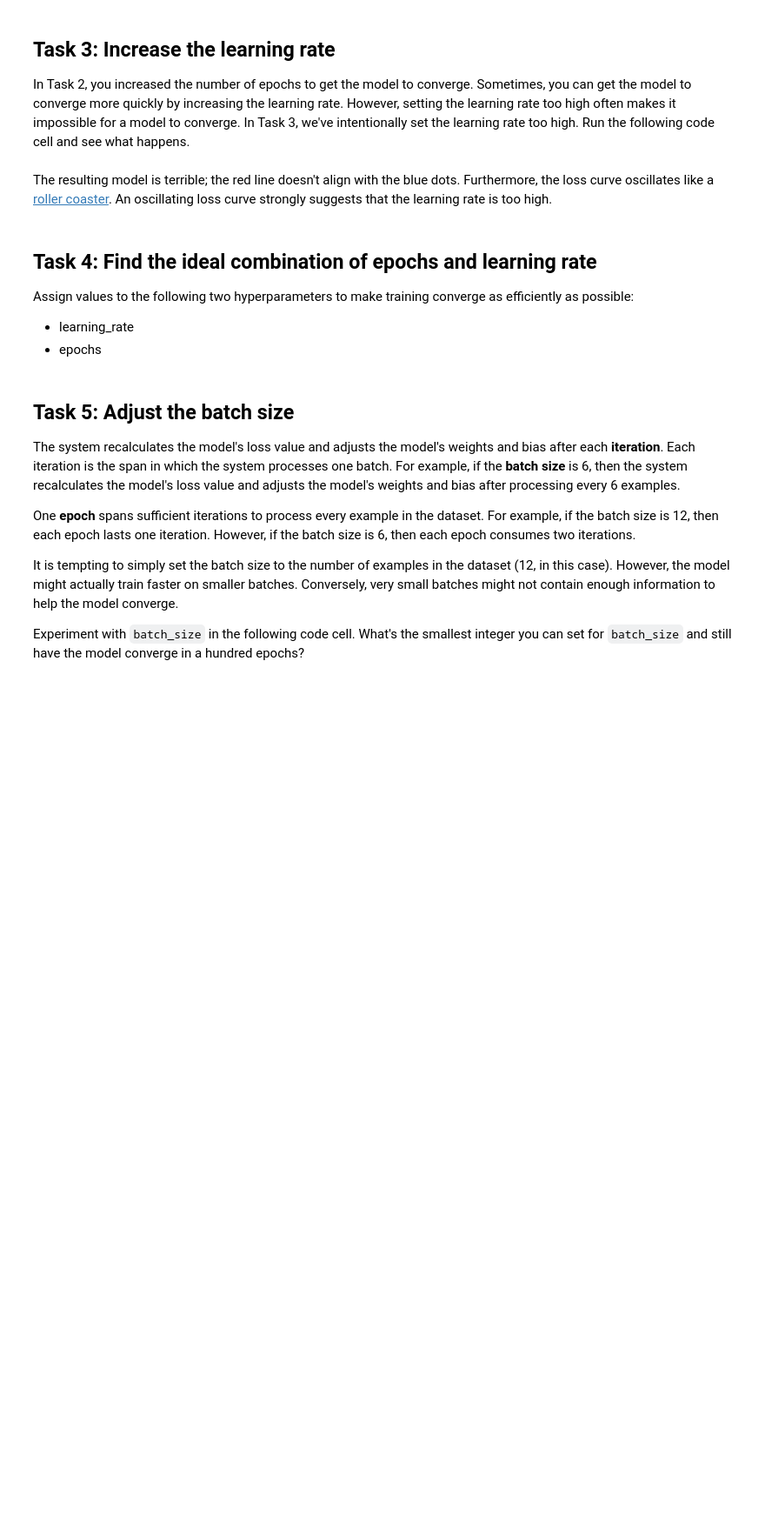
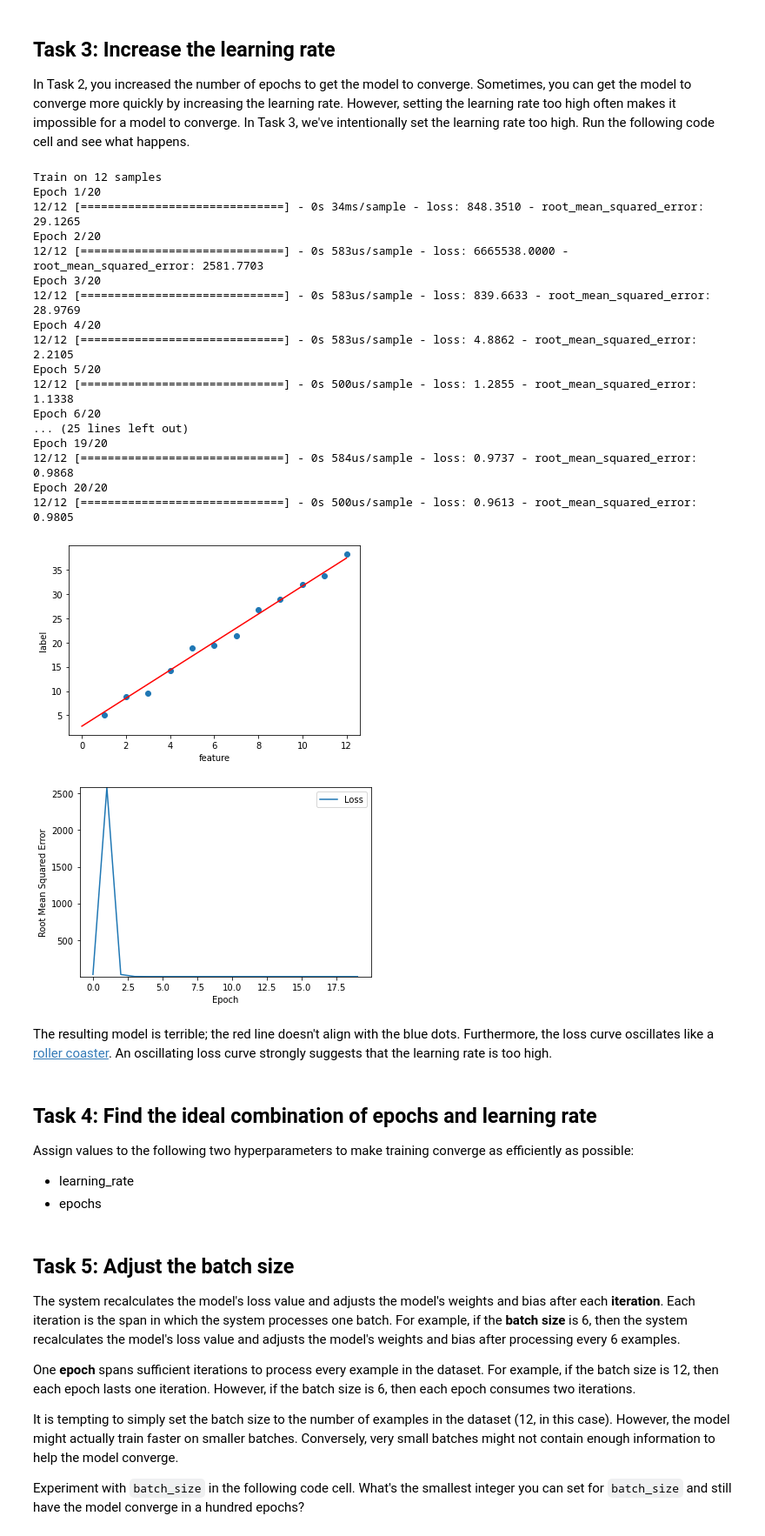
Before and after one commit to iluvjava/Silly_Python_Stuff, a Jupyter notebook: ml_related/tensor_flow/tf_linear_regression/Linear_Regression_with_Synthetic_Data.ipynb, the cells around one changed output. Shown at 87% size. Saved outputs shown, nothing was run; the diff lists cells and outputs as text; code cells hidden in the pictures; blank space fills up the shorter version.

```diff
--- a/ml_related/tensor_flow/tf_linear_regression/Linear_Regression_with_Synthetic_Data.ipynb
+++ b/ml_related/tensor_flow/tf_linear_regression/Linear_Regression_with_Synthetic_Data.ipynb
@@ -258,14 +302,34 @@ In Task 2, you increased the number of epochs to get the model to converge. Some
 # %%
 # Increase the learning rate and decrease the number of epochs.
 learning_rate=100
-epochs=500
+epochs=20
 
 my_model = build_model(learning_rate)
 trained_weight, trained_bias, epochs, rmse = train_model(my_model, my_feature,
                                                          my_label, epochs,
                                                          my_batch_size)
 plot_the_model(trained_weight, trained_bias, my_feature, my_label)
 plot_the_loss_curve(epochs, rmse)
+# %% [output]
+Train on 12 samples
+Epoch 1/20
+12/12 [==============================] - 0s 34ms/sample - loss: 848.3510 - root_mean_squared_error: 29.1265
+Epoch 2/20
+12/12 [==============================] - 0s 583us/sample - loss: 6665538.0000 - root_mean_squared_error: 2581.7703
+Epoch 3/20
+12/12 [==============================] - 0s 583us/sample - loss: 839.6633 - root_mean_squared_error: 28.9769
+Epoch 4/20
+12/12 [==============================] - 0s 583us/sample - loss: 4.8862 - root_mean_squared_error: 2.2105
+Epoch 5/20
+12/12 [==============================] - 0s 500us/sample - loss: 1.2855 - root_mean_squared_error: 1.1338
+Epoch 6/20
+... (25 lines left out)
+Epoch 19/20
+12/12 [==============================] - 0s 584us/sample - loss: 0.9737 - root_mean_squared_error: 0.9868
+Epoch 20/20
+12/12 [==============================] - 0s 500us/sample - loss: 0.9613 - root_mean_squared_error: 0.9805
+[figure, added]
+[figure, added]
 # %% [markdown]
 The resulting model is terrible; the red line doesn't align with the blue dots. Furthermore, the loss curve oscillates like a [roller coaster](https://www.wikipedia.org/wiki/Roller_coaster).  An oscillating loss curve strongly suggests that the learning rate is too high.
 # %% [markdown]
```
Also changed, not shown: parts of 6 cells of this notebook, 7 other files.
